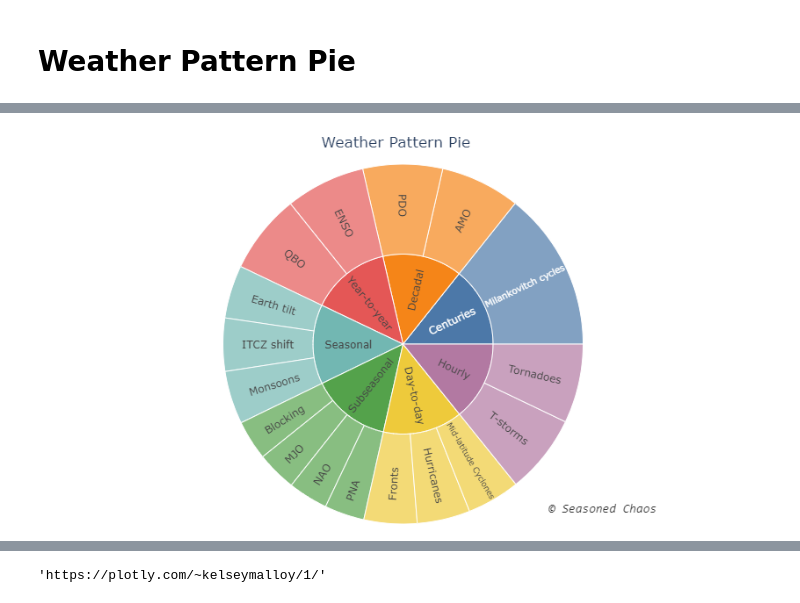
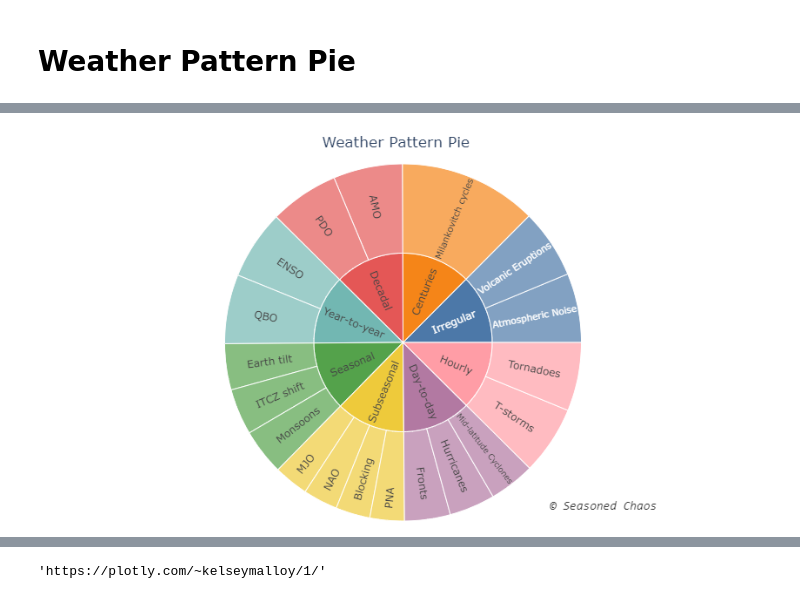
Before and after one commit to kelseymalloy/fun-data-science, a Jupyter notebook: _scripts/WeatherPatternPie.ipynb, the cells around one changed output, grey strips where cells are left out. Cells and saved outputs as stored; diff of their text form; code cells hidden in the pictures.

```diff
--- a/_scripts/WeatherPatternPie.ipynb
+++ b/_scripts/WeatherPatternPie.ipynb
@@ -32,16 +32,16 @@ import chart_studio
 # %% [markdown]
 # Weather Pattern Pie
 # %%
-d = {'Timescale': ['Day-to-day','Day-to-day','Day-to-day','Hourly','Hourly','Subseasonal','Subseasonal', \
+d = {'Timescale': ['Hourly','Hourly','Day-to-day','Day-to-day','Day-to-day','Subseasonal','Subseasonal', \
 ...                'Subseasonal','Subseasonal','Seasonal','Seasonal','Seasonal', \
-...                'Year-to-year','Year-to-year','Decadal','Decadal','Centuries'], \
-...  'Processes': ['Fronts','Mid-latitude Cyclones','Hurricanes','T-storms','Tornadoes','Blocking','PNA', \
+...                'Year-to-year','Year-to-year','Decadal','Decadal','Centuries','Irregular','Irregular'], \
+...  'Processes': ['T-storms','Tornadoes','Fronts','Mid-latitude Cyclones','Hurricanes','Blocking','PNA', \
 ...                'NAO','MJO','Earth tilt','ITCZ shift','Monsoons', \
-...                'ENSO','QBO','PDO','AMO','Milankovitch cycles'], \
-...  'size': [33.3,33.3,33.3,49.7,49.7,24.99,24.99,24.99,24.99,33.333,33.333,33.333,50,50,50,50,100], \
-...  'Details': ['Fronts','Mid-lat Cyclones','Hurricanes','T-storms','Tornadoes','Obstruction of zonal flow','Pacific-North American teleconnection', \
+...                'ENSO','QBO','PDO','AMO','Milankovitch cycles','Volcanic Eruptions','Atmospheric Noise'], \
+...  'size': [49.6,49.6,33.1,33.1,33.1,24.9,24.9,24.99,24.99,33.3,33.3,33.3,49.99,49.99,49.999,49.999,99.99999,50,50], \
+...  'Details': ['T-storms','Tornadoes','Fronts','Mid-lat Cyclones','Hurricanes','Obstruction of zonal flow','Pacific-North American teleconnection', \
 ...              'North Atlantic Oscillation','Madden-Julian Oscillation','Earth tilt','Inter-Tropical Convergence Zone','reversing wind accompanied by corresponding changes in precipitation', \
-...              'El Nino-Southern Oscillation','Quasi-biennial Oscillation','Pacific Decadal Oscillation','Atlantic Multidecadal Oscillation','Eccentricity, Obliquity, Precession']    }
+...              'El Nino-Southern Oscillation','Quasi-biennial Oscillation','Pacific Decadal Oscillation','Atlantic Multidecadal Oscillation','Eccentricity, Obliquity, Precession','Volcanic Eruptions','Atmoshperic Noise']    }
 # %%
 df = pd.DataFrame(data=d)
 df
@@ -67,52 +66,59 @@ df
 # %%
 import plotly.express as px
 
-my_text = ['Atlantic Multidecadal Oscillation: fluctuations in North Atlantic Ocean sea surface temperatures',
+my_text = ['Atlantic Multidecadal Oscillation: fluctuations in<br>North Atlantic Ocean sea surface temperatures',
+           'Noise is a fancier word for unpredictable chaos,<br>kinda like we talked about in the first blog!',
            'Obstruction of west-to-east flow; see previous blog!',
-           'El Nino-Southern Oscillation: fluctuations of tropical Pacific sea surface temperatures',
-           'Hemisphere receives more or less direct sunlight in summer or winter months',
-           'Boundary of air masses; types are cold, warm, stationary, occluded',
-           'Strong, closed low pressure system that originates in the tropics; topic of next blog!',
-           'Inter-Tropical Convergence Zone: belt of clouds & storminess that circles the globe & follows trade winds',
-           'Madden-Julian Oscillation: tropical, eastward-moving band of clouds & rainfall sandwiched between two dry systems; our topic of this blog!','Low pressure system outside the tropics',
-           'Earth\'s eccentricity (orbit), obliquity (change in tilt), & precession (wobble)',
-           'Reversal of winds accompanied by corresponding changes in precipitation',
-           'North Atlantic Oscillation: fluctuations in atmospheric pressure at sea level between the Icelandic Low (N Atl.) and the Azores High (subtropical Atl.)',
-           'Pacific Decadal Oscillation: fluctuations in North Pacific sea surface temperatures',
-           'Pacific-North American pattern: fluctuations in upper-level pressure between eastern North Pacific and North America',
-           'Quasi-biennial Oscillation: fluctuations in direction (east-to-west or west-to-east) of equatorial winds in the stratosphere; usually reverses every 2 years',
+           'El Nino-Southern Oscillation: fluctuations of<br>tropical Pacific sea surface temperatures',
+           'Hemisphere receives more or less direct sunlight<br>in summer or winter months',
+           'Boundary of air masses;<br>types are cold, warm, stationary, occluded',
+           'Strong, closed low pressure system that<br>originates in the tropics;<br>topic of next blog!',
+           'Inter-Tropical Convergence Zone: belt of clouds<br>& storminess that circles the globe & follows trade<br>winds',
+           'Madden-Julian Oscillation: tropical, eastward-moving<br>band of clouds & rainfall sandwiched between two dry<br>systems;<br>our topic of this blog!',
+           'Low pressure system outside the tropics',
+           'Earth\'s eccentricity (orbit), obliquity (change in tilt),<br>& precession (wobble)',
+           'Reversal of winds accompanied by corresponding<br>changes in precipitation',
+           'North Atlantic Oscillation: fluctuations in<br>atmospheric pressure at sea level between the<br>Icelandic Low (N Atl.) and the Azores High<br>(subtropical Atl.)',
+           'Pacific Decadal Oscillation: fluctuations in<br>North Pacific sea surface temperatures',
+           'Pacific-North American pattern: fluctuations in<br>upper-level pressure between eastern North Pacific<br>and North America',
+           'Quasi-biennial Oscillation: fluctuations in<br>direction (east-to-west or west-to-east) of equatorial<br>winds in the stratosphere;<br>usually reverses every 2 years',
            'Thunderstorm, the thing that scares your dog','Rapidly rotating column of air that touches ground',
-           'Forecasting out hundreds and thousands of years, past the time a human lives',
+           'Volcanoes add a lot of ash<br>and gases to the atmosphere,<br>triggering storms in regions close by;<br>if strong enough, they contribute<br>a cooling effect for global climate<br>for up to a few years',
+           'Forecasting out hundreds and thousands of years,<br>past the time a human lives',
            'Forecasting weather for today vs. tomorrow vs. Friday','Forecasting out 7+ years',
-           'Forecasting within a day','Forecasting out a season, like summer or winter',
-           'Forecasting out past two weeks but no longer than a few months','Forecasting a general season for this year vs. next year']
+           'Forecasting within a day','No set forecast time scale, more unpredictable',
+           'Forecasting out a season, like summer or winter',
+           'Forecasting out past two weeks but no longer than a few months',
+           'Forecasting a general season for this year vs. next year',
+           ]
 
 fig = px.sunburst(df, path=['Timescale','Processes'], values='size', color_discrete_sequence=px.colors.qualitative.T10)
 fig.update_traces(insidetextorientation='radial')
 fig.update_traces(customdata=my_text,hovertemplate="%{customdata}")
 fig.update_layout(title={
         'text': "Weather Pattern Pie",
         'y':0.98,
         'x':0.49,
         'xanchor': 'center',
         'yanchor': 'top'})
 # -*- coding: utf-8 -*-
 fig.add_annotation(
             x=0.85,
             y=0.02,
             xref="paper",
             yref="paper",
             text="<i>\xa9 Seasoned Chaos</i>",
             showarrow=False, opacity=.8,
             font=dict(
                 family="Dill Alternate,monospace",
                 size=14,
                 color="black"
             ))
 fig.update_layout(margin = dict(t=40, l=0, r=0, b=0))
+fig.update_layout(hoverlabel=dict(font=dict(family='sans-serif', size=12)))
 fig.show(renderer='plotly_mimetype')
 # %% [output]
-[figure, old version]
+[figure, new version]
 # %%
 import plotly.express as px
 
```
Also changed, not shown: parts of 2 cells of this notebook, 5 other files.
